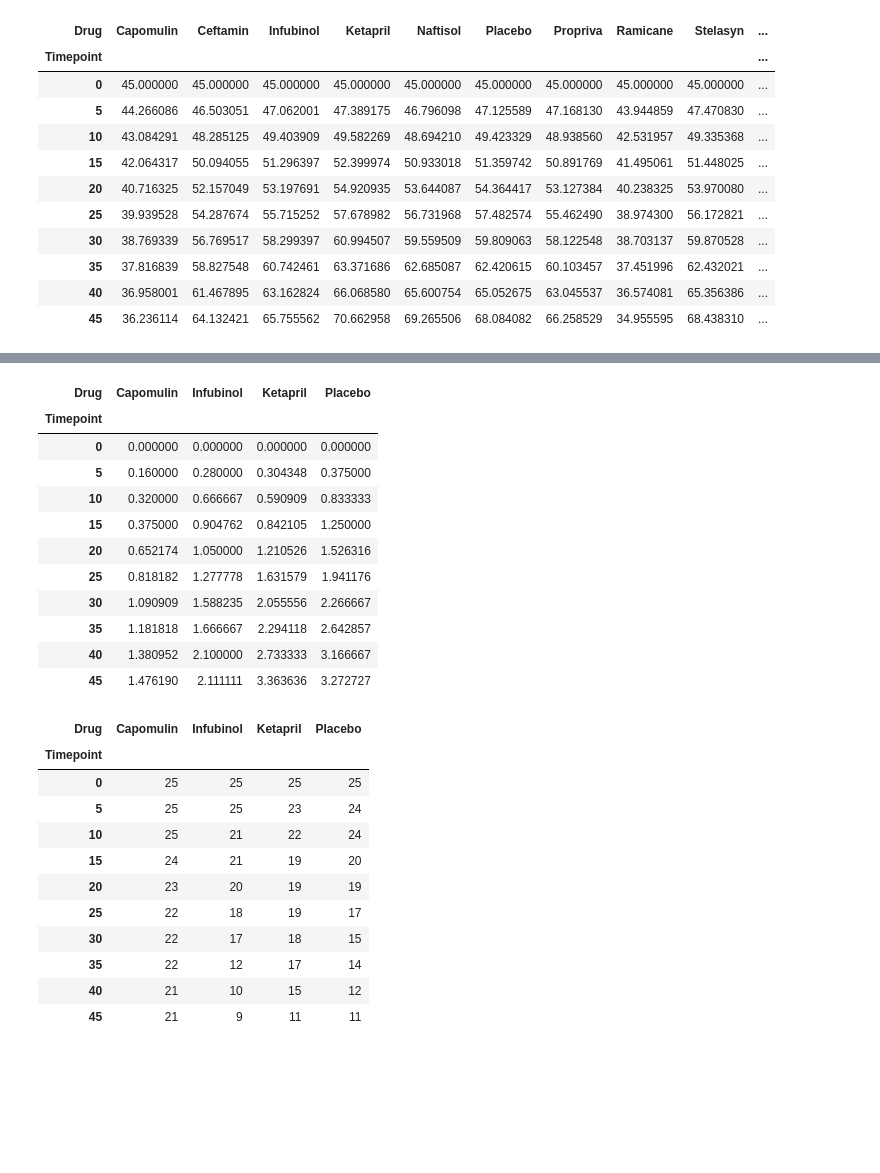
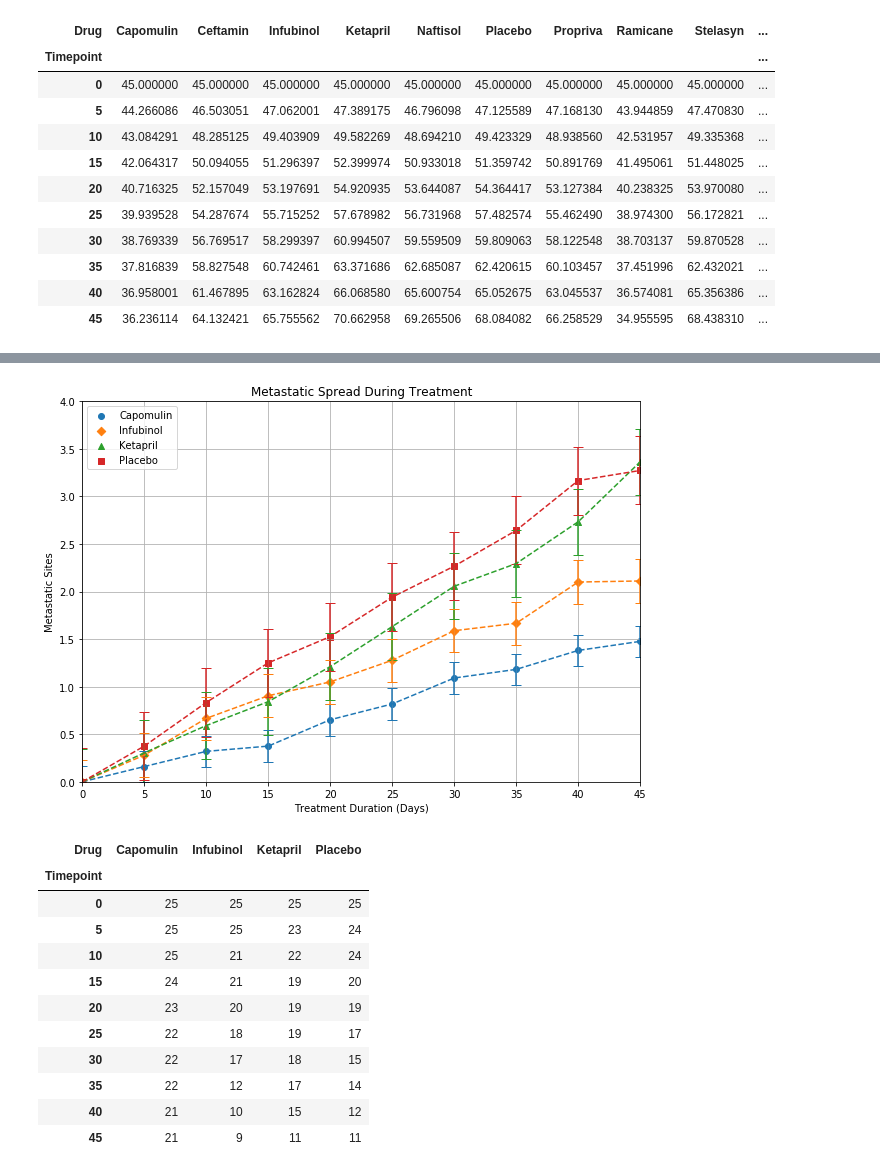
Before and after one commit to txstu09/pymaceuticals-inc, a Jupyter notebook: pymaceuticals.ipynb, the cells around one changed output, grey strips where cells are left out. Saved outputs shown, nothing was run; the diff lists cells and outputs as text; code cells hidden in the pictures; blank space fills up the shorter version.

```diff
--- a/pymaceuticals.ipynb
+++ b/pymaceuticals.ipynb
@@ -90,19 +98,30 @@ plt.show()
-# %%
-m_sites = trial_data.groupby(['Timepoint','Drug'])['Metastatic Sites'].mean().unstack()
-m_sites[['Capomulin','Infubinol','Ketapril','Placebo']]
-# %% [output]
-| Drug | Capomulin | Infubinol | Ketapril | Placebo |
-| Timepoint |  |  |  |  |
-| 0 | 0.000000 | 0.000000 | 0.000000 | 0.000000 |
-| 5 | 0.160000 | 0.280000 | 0.304348 | 0.375000 |
-| 10 | 0.320000 | 0.666667 | 0.590909 | 0.833333 |
-| 15 | 0.375000 | 0.904762 | 0.842105 | 1.250000 |
-| 20 | 0.652174 | 1.050000 | 1.210526 | 1.526316 |
-| 25 | 0.818182 | 1.277778 | 1.631579 | 1.941176 |
-| 30 | 1.090909 | 1.588235 | 2.055556 | 2.266667 |
-| 35 | 1.181818 | 1.666667 | 2.294118 | 2.642857 |
-| 40 | 1.380952 | 2.100000 | 2.733333 | 3.166667 |
-| 45 | 1.476190 | 2.111111 | 3.363636 | 3.272727 |
+# %%
+m_sites = trial_data.groupby(['Timepoint','Drug'])['Metastatic Sites'].mean().unstack()
+m_sites_table = m_sites[['Capomulin','Infubinol','Ketapril','Placebo']]
+
+counter = 0
+markers = ['o','D','^','s']
+colors = ['blue','red','green','orange']
+
+x_axis = np.arange(0, 50, 5)
+s_error = m_sites_table.sem()
+
+plt.figure(figsize=(10,7))
+
+for column in m_sites_table:
+    plt.scatter(x_axis, m_sites_table[column], marker=markers[counter])
+    plt.errorbar(x_axis, m_sites_table[column], yerr=s_error[counter], capsize=5, fmt='--')
+    counter = counter + 1
+plt.xlim(0,45)
+plt.ylim(0,4.0)
+plt.title("Metastatic Spread During Treatment")
+plt.xlabel("Treatment Duration (Days)")
+plt.ylabel("Metastatic Sites")
+plt.grid()
+plt.legend(['Capomulin','Infubinol','Ketapril','Placebo'])
+plt.show()
+# %% [output]
+[figure, added]
 # %%
 mice_alive = trial_data.groupby(['Timepoint','Drug'])['Mouse ID'].count().unstack()
 mice_alive[['Capomulin','Infubinol','Ketapril','Placebo']]
```
Also changed, not shown: parts of 2 cells of this notebook.
